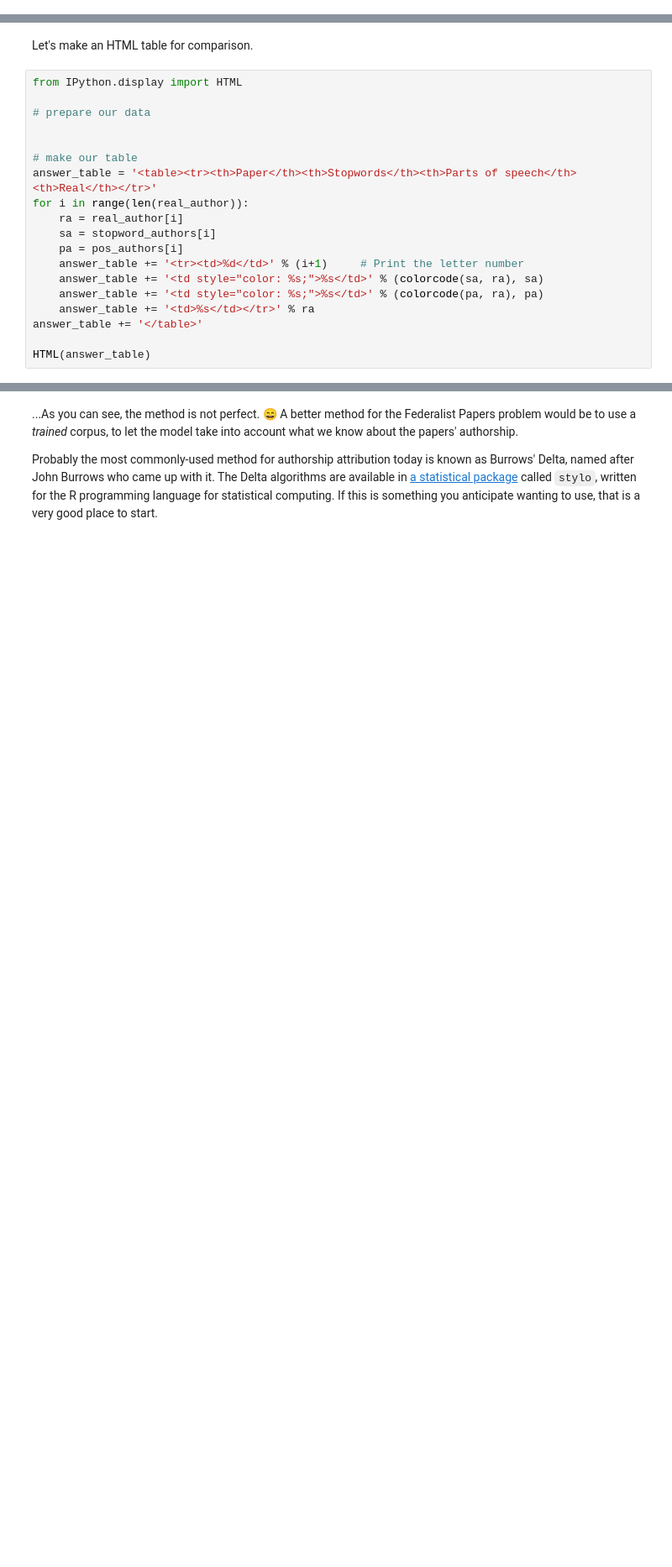
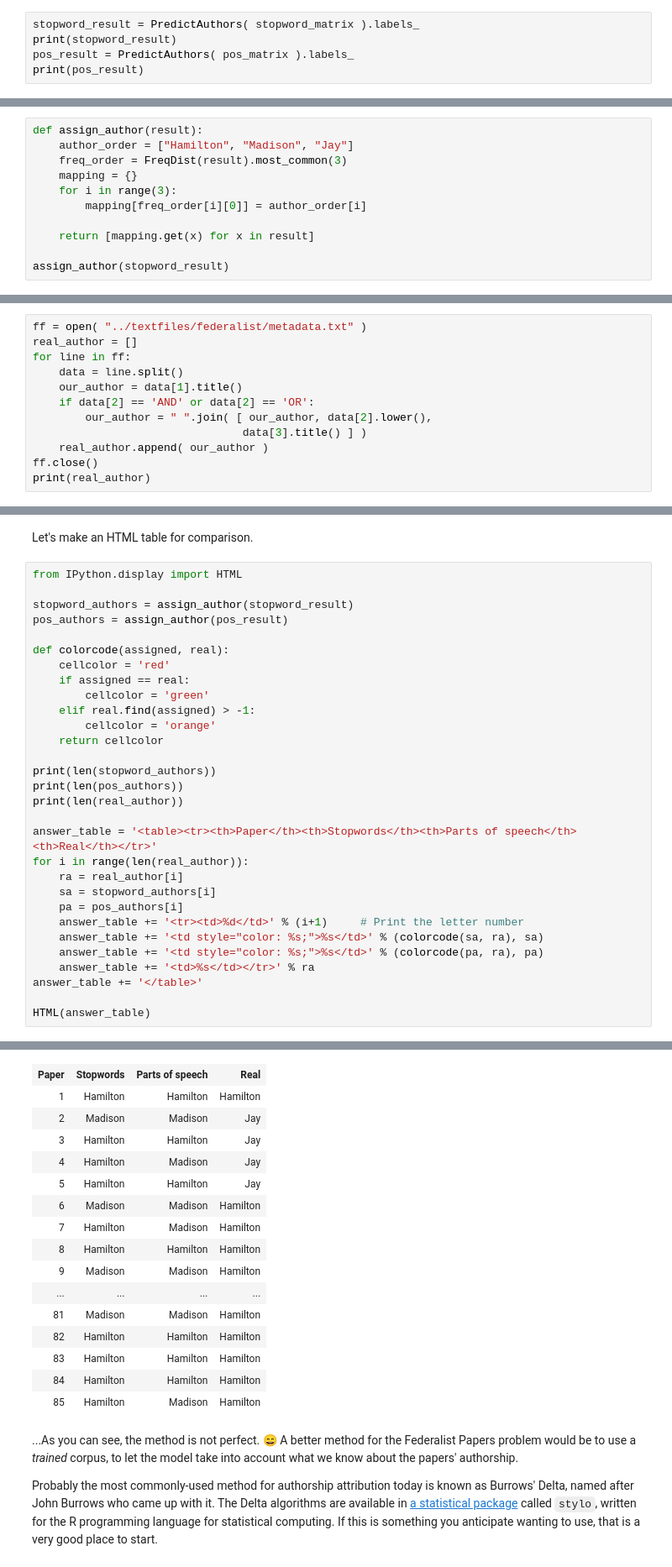
Before and after one commit to DHUniWien/MK-Tools-Techniques, a Jupyter notebook: lessons/13 Authorship attribution and topic modeling.ipynb, the cells around one changed output, grey strips where cells are left out. Shown at 84% size. Drawn from its saved outputs; the diff is of its cells as text; blank space fills up the shorter version.

```diff
--- a/lessons/13 Authorship attribution and topic modeling.ipynb
+++ b/lessons/13 Authorship attribution and topic modeling.ipynb
@@ -94,2 +330,7 @@ In order to use this, we need to convert our gensim corpus into a matrix that Sc
 # %% [markdown]
 And then we run this on our data table of the function word frequencies and get a complicated result. We ask for the labels of that result and get something that looks like this:
+# %%
+stopword_result = PredictAuthors( stopword_matrix ).labels_
+print(stopword_result)
+pos_result = PredictAuthors( pos_matrix ).labels_
+print(pos_result)
@@ -98,2 +360,13 @@ Each of these numbers (0, 1, 2) represents an author. We know that Hamilton was
 # %% [markdown]
 Now we can put this into a function definition, since we'll have to do it twice.
+# %%
+def assign_author(result):
+    author_order = ["Hamilton", "Madison", "Jay"]
+    freq_order = FreqDist(result).most_common(3)
+    mapping = {}
+    for i in range(3):
+        mapping[freq_order[i][0]] = author_order[i]
+
+    return [mapping.get(x) for x in result]
+
+assign_author(stopword_result)
@@ -100,2 +391,14 @@ Now we can put this into a function definition, since we'll have to do it twice.
 # %% [markdown]
 So how did that do against reality? Let's read in the real answers and add them to the table.
+# %%
+ff = open( "../textfiles/federalist/metadata.txt" )
+real_author = []
+for line in ff:
+    data = line.split()
+    our_author = data[1].title()
+    if data[2] == 'AND' or data[2] == 'OR':
+        our_author = " ".join( [ our_author, data[2].lower(),
+                                data[3].title() ] )
+    real_author.append( our_author )
+ff.close()
+print(real_author)
@@ -104,10 +409,21 @@ Let's make an HTML table for comparison.
 # %%
 from IPython.display import HTML
 
-# prepare our data
+stopword_authors = assign_author(stopword_result)
+pos_authors = assign_author(pos_result)
 
+def colorcode(assigned, real):
+    cellcolor = 'red'
+    if assigned == real:
+        cellcolor = 'green'
+    elif real.find(assigned) > -1:
+        cellcolor = 'orange'
+    return cellcolor
 
-# make our table
+print(len(stopword_authors))
+print(len(pos_authors))
+print(len(real_author))
+
 answer_table = '<table><tr><th>Paper</th><th>Stopwords</th><th>Parts of speech</th><th>Real</th></tr>'
 for i in range(len(real_author)):
     ra = real_author[i]
@@ -120,3 +436,4 @@ for i in range(len(real_author)):
 answer_table += '</table>'
 
 HTML(answer_table)
+# %% [output]
@@ -123,3 +443,19 @@ HTML(answer_table)
+| Paper | Stopwords | Parts of speech | Real |
+| 1 | Hamilton | Hamilton | Hamilton |
+| 2 | Madison | Madison | Jay |
+| 3 | Hamilton | Hamilton | Jay |
+| 4 | Hamilton | Madison | Jay |
+| 5 | Hamilton | Hamilton | Jay |
+| 6 | Madison | Madison | Hamilton |
+| 7 | Hamilton | Madison | Hamilton |
+| 8 | Hamilton | Hamilton | Hamilton |
+| 9 | Madison | Madison | Hamilton |
+| ... | ... | ... | ... |
+| 81 | Madison | Madison | Hamilton |
+| 82 | Hamilton | Hamilton | Hamilton |
+| 83 | Hamilton | Hamilton | Hamilton |
+| 84 | Hamilton | Hamilton | Hamilton |
+| 85 | Hamilton | Madison | Hamilton |
 # %% [markdown]
 ...As you can see, the method is not perfect. 😄 A better method for the Federalist Papers problem would be to use a *trained* corpus, to let the model take into account what we know about the papers' authorship.
 
```
Also changed, not shown: parts of 27 cells of this notebook.
